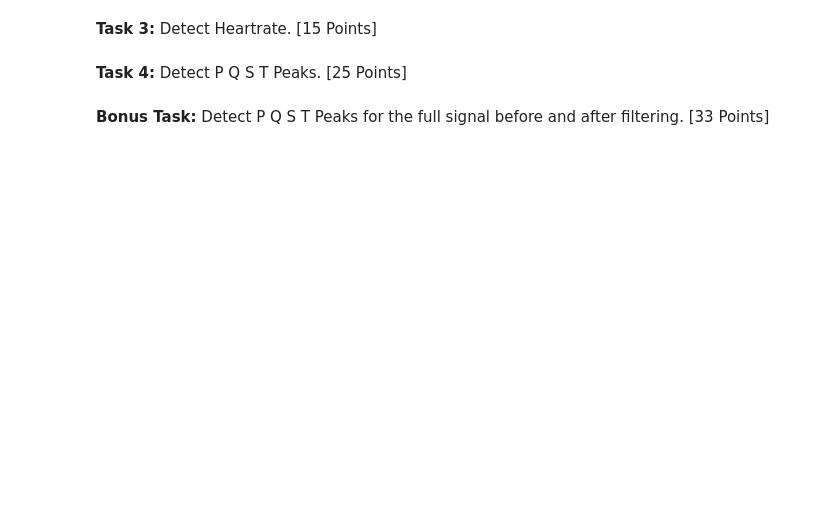
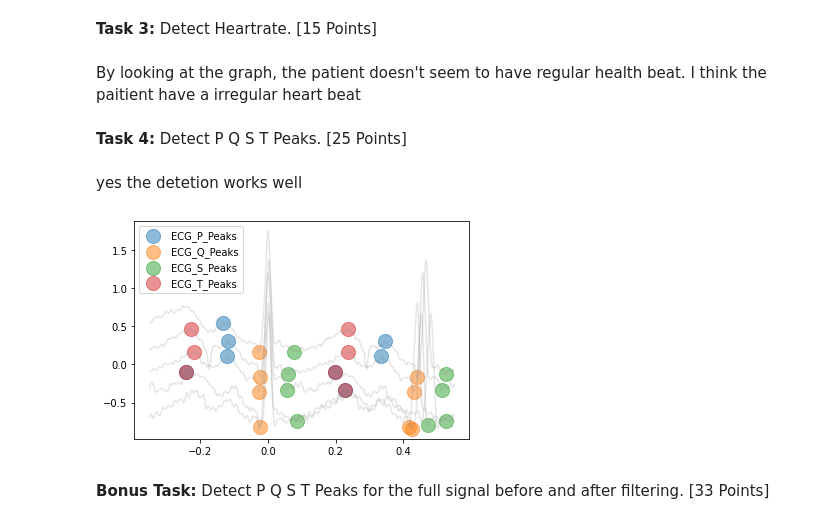
Before and after one commit to bostongfx/cs480student, a Jupyter notebook: 01/Copy_of_CS480_Assignment_1.ipynb, the cells around one changed output. Saved outputs shown, nothing was run; the diff lists cells and outputs as text; code cells hidden in the pictures; blank space fills up the shorter version.

```diff
--- a/01/Copy_of_CS480_Assignment_1.ipynb
+++ b/01/Copy_of_CS480_Assignment_1.ipynb
@@ -67,3 +157,5 @@ plot = nk.events_plot(rpeaks['ECG_R_Peaks'][0:2], ecg[0:SAMPLING_RATE])
+# %% [markdown]
+By looking at the graph, the patient doesn't seem to have regular health beat. I think the paitient have a irregular heart beat
 # %% [markdown]
 **Task 4:** Detect P Q S T Peaks. [25 Points]
 # %%
@@ -73,6 +165,13 @@ plot = nk.events_plot(rpeaks['ECG_R_Peaks'][0:2], ecg[0:SAMPLING_RATE])
 # Hint 2: The plot will have blue, orange, green, and red circles :)
 # %%
 # TODO Does the detection work well?
+# %% [markdown]
+yes the detetion works well
+# %%
+# Delineate the ECG signal
+_, waves_peak = nk.ecg_delineate(ecg[8*SAMPLING_RATE:11*SAMPLING_RATE], rpeaks1, sampling_rate=SAMPLING_RATE, method="peak", show = True, show_type = 'peaks')
+# %% [output]
+[figure, added]
 # %% [markdown]
 **Bonus Task:** Detect P Q S T Peaks for the full signal before and after filtering. [33 Points]
 # %%
```
Also changed, not shown: parts of 22 cells of this notebook.
